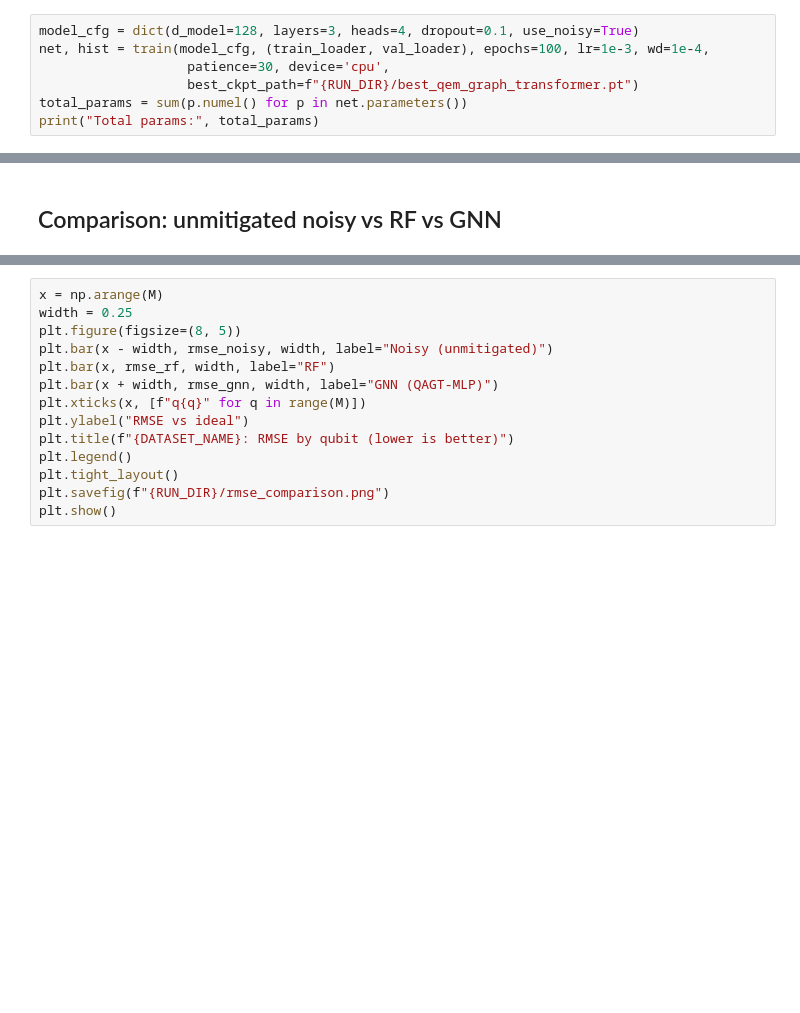
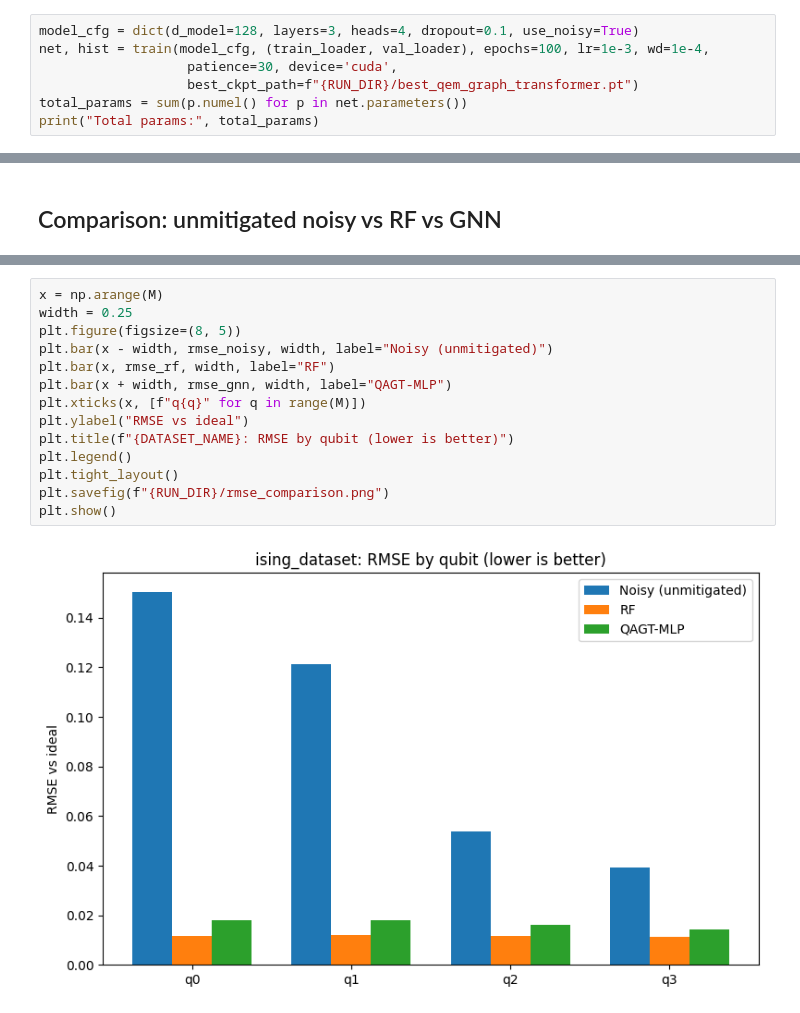
Before and after one commit to SMATousi/vigir-ml-qem, a Jupyter notebook: docs/demos/qem_gnn/sim_ising_dataset.ipynb, the cells around one changed output, grey strips where cells are left out. Drawn from its saved outputs; the diff is of its cells as text; blank space fills up the shorter version.

```diff
--- a/docs/demos/qem_gnn/sim_ising_dataset.ipynb
+++ b/docs/demos/qem_gnn/sim_ising_dataset.ipynb
@@ -88,7 +95,7 @@ else:
 # %%
 model_cfg = dict(d_model=128, layers=3, heads=4, dropout=0.1, use_noisy=True)
 net, hist = train(model_cfg, (train_loader, val_loader), epochs=100, lr=1e-3, wd=1e-4,
-                   patience=30, device='cpu',
+                   patience=30, device='cuda',
                    best_ckpt_path=f"{RUN_DIR}/best_qem_graph_transformer.pt")
 total_params = sum(p.numel() for p in net.parameters())
 print("Total params:", total_params)
@@ -175,14 +217,16 @@ with open(f"{RUN_DIR}/comparison_results.json", "w") as f:
 # %%
 x = np.arange(M)
 width = 0.25
 plt.figure(figsize=(8, 5))
 plt.bar(x - width, rmse_noisy, width, label="Noisy (unmitigated)")
 plt.bar(x, rmse_rf, width, label="RF")
-plt.bar(x + width, rmse_gnn, width, label="GNN (QAGT-MLP)")
+plt.bar(x + width, rmse_gnn, width, label="QAGT-MLP")
 plt.xticks(x, [f"q{q}" for q in range(M)])
 plt.ylabel("RMSE vs ideal")
 plt.title(f"{DATASET_NAME}: RMSE by qubit (lower is better)")
 plt.legend()
 plt.tight_layout()
 plt.savefig(f"{RUN_DIR}/rmse_comparison.png")
 plt.show()
+# %% [output]
+[figure, added]
```
Also changed, not shown: parts of 6 cells of this notebook, 1 other file.
